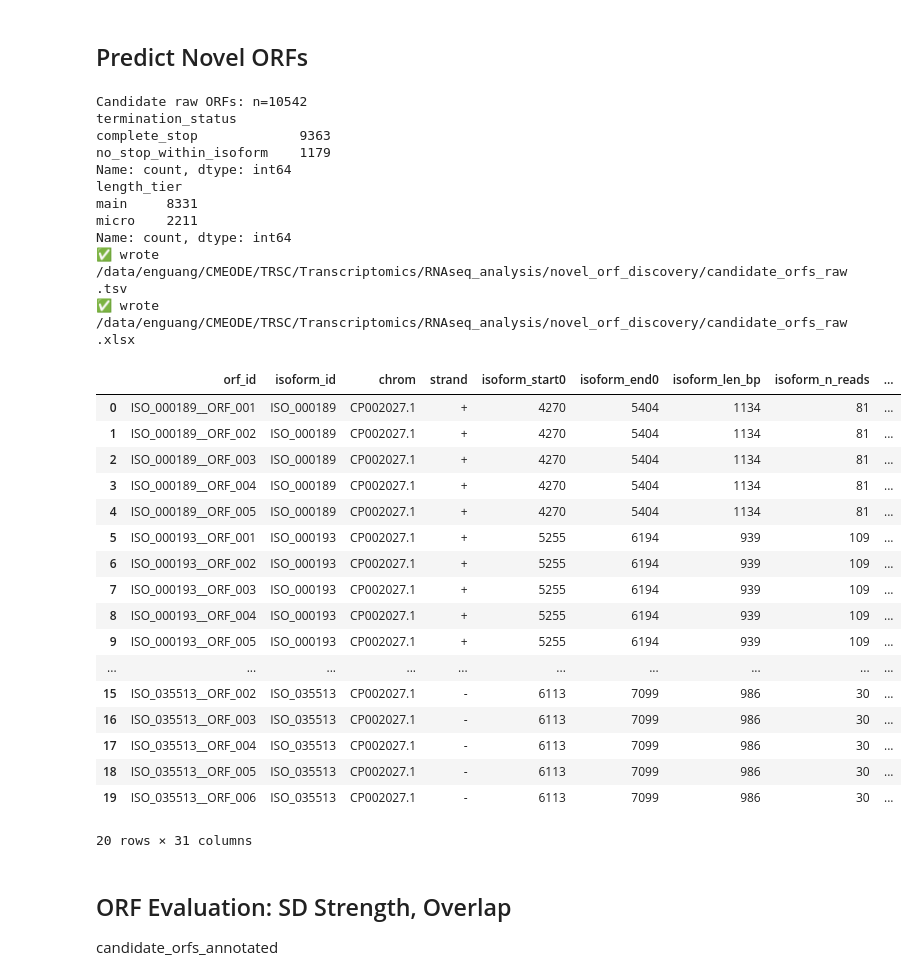
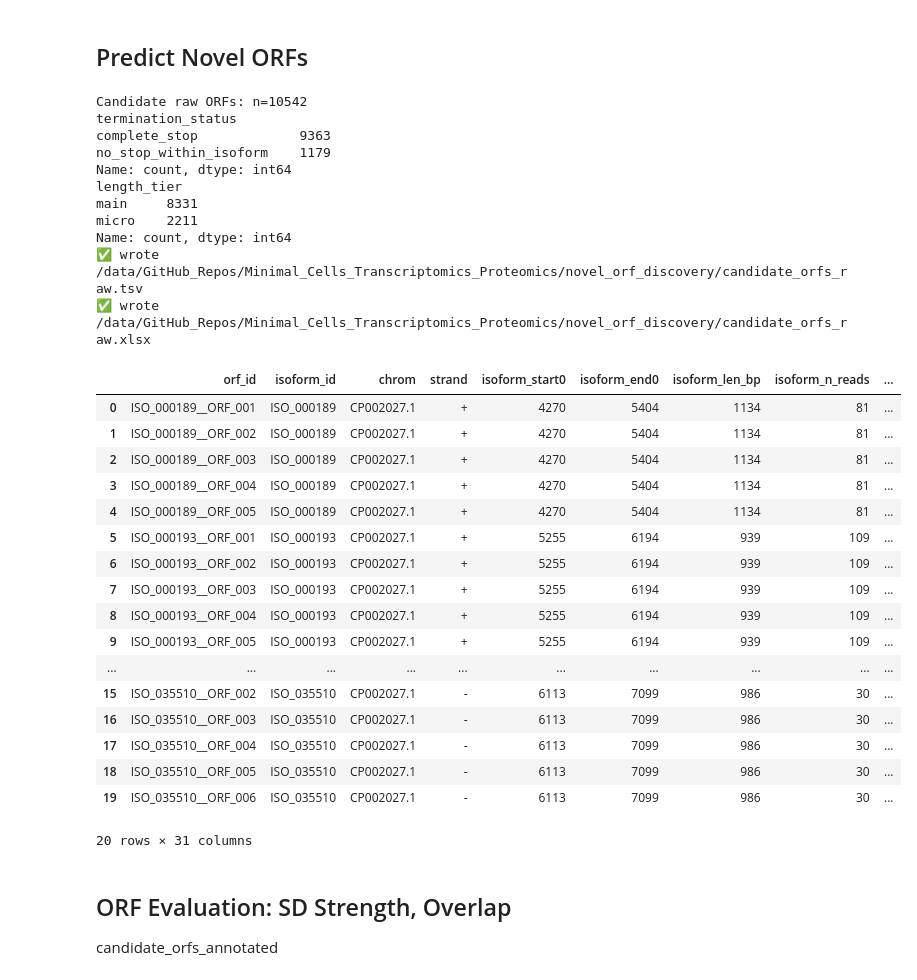
Before and after one commit to enguangfu/Minimal_Cells_Transcriptomics_Proteomics, a Jupyter notebook: novel_orf_discovery/Novel_translation.ipynb, the cells around one changed output. Saved outputs shown, nothing was run; the diff lists cells and outputs as text; code cells hidden in the pictures.

```diff
--- a/novel_orf_discovery/Novel_translation.ipynb
+++ b/novel_orf_discovery/Novel_translation.ipynb
@@ -1041,8 +1041,8 @@ import pysam
 # ----------------------------
 # Inputs
 # ----------------------------
-FASTA_PATH = MOTHER_FOLDER + "/syn1_genome/syn1_genome.fasta"            # <-- change if needed
-GFF_PATH   = MOTHER_FOLDER + "/syn1_genome/syn1.genes.gff3"  # <-- change if needed
+FASTA_PATH = MOTHER_FOLDER + "/Genomes_Input/syn1_genome.fasta"            # <-- change if needed
+GFF_PATH   = MOTHER_FOLDER + "/Genomes_Input/syn1.genes.gff3"  # <-- change if needed
 
 OUT_FOLDER = MOTHER_FOLDER + "/novel_orf_discovery"
 Path(OUT_FOLDER).mkdir(parents=True, exist_ok=True)
@@ -1428,40 +1428,40 @@ with pd.ExcelWriter(OUT_RAW_ORFS_XLSX, engine="openpyxl") as writer:
     raw_orfs["length_tier"].value_counts(dropna=False).rename_axis("length_tier").reset_index(name="n_orfs").to_excel(
         writer, sheet_name="length_summary", index=False
     )
 
 print(f"✅ wrote {OUT_RAW_ORFS_TSV}")
 print(f"✅ wrote {OUT_RAW_ORFS_XLSX}")
 
 display(raw_orfs.head(20))
 # %% [output]
 Candidate raw ORFs: n=10542
 termination_status
 complete_stop             9363
 no_stop_within_isoform    1179
 Name: count, dtype: int64
 length_tier
 main     8331
 micro    2211
 Name: count, dtype: int64
-✅ wrote /data/enguang/CMEODE/TRSC/Transcriptomics/RNAseq_analysis/novel_orf_discovery/candidate_orfs_raw.tsv
-✅ wrote /data/enguang/CMEODE/TRSC/Transcriptomics/RNAseq_analysis/novel_orf_discovery/candidate_orfs_raw.xlsx
+✅ wrote /data/GitHub_Repos/Minimal_Cells_Transcriptomics_Proteomics/novel_orf_discovery/candidate_orfs_raw.tsv
+✅ wrote /data/GitHub_Repos/Minimal_Cells_Transcriptomics_Proteomics/novel_orf_discovery/candidate_orfs_raw.xlsx
 |  | orf_id | isoform_id | chrom | strand | isoform_start0 | isoform_end0 | isoform_len_bp | isoform_n_reads | ... |
 | 0 | ISO_000189__ORF_001 | ISO_000189 | CP002027.1 | + | 4270 | 5404 | 1134 | 81 | ... |
 | 1 | ISO_000189__ORF_002 | ISO_000189 | CP002027.1 | + | 4270 | 5404 | 1134 | 81 | ... |
 | 2 | ISO_000189__ORF_003 | ISO_000189 | CP002027.1 | + | 4270 | 5404 | 1134 | 81 | ... |
 | 3 | ISO_000189__ORF_004 | ISO_000189 | CP002027.1 | + | 4270 | 5404 | 1134 | 81 | ... |
 | 4 | ISO_000189__ORF_005 | ISO_000189 | CP002027.1 | + | 4270 | 5404 | 1134 | 81 | ... |
 | 5 | ISO_000193__ORF_001 | ISO_000193 | CP002027.1 | + | 5255 | 6194 | 939 | 109 | ... |
 | 6 | ISO_000193__ORF_002 | ISO_000193 | CP002027.1 | + | 5255 | 6194 | 939 | 109 | ... |
 | 7 | ISO_000193__ORF_003 | ISO_000193 | CP002027.1 | + | 5255 | 6194 | 939 | 109 | ... |
 | 8 | ISO_000193__ORF_004 | ISO_000193 | CP002027.1 | + | 5255 | 6194 | 939 | 109 | ... |
 | 9 | ISO_000193__ORF_005 | ISO_000193 | CP002027.1 | + | 5255 | 6194 | 939 | 109 | ... |
 | ... | ... | ... | ... | ... | ... | ... | ... | ... | ... |
-| 15 | ISO_035513__ORF_002 | ISO_035513 | CP002027.1 | - | 6113 | 7099 | 986 | 30 | ... |
-| 16 | ISO_035513__ORF_003 | ISO_035513 | CP002027.1 | - | 6113 | 7099 | 986 | 30 | ... |
-| 17 | ISO_035513__ORF_004 | ISO_035513 | CP002027.1 | - | 6113 | 7099 | 986 | 30 | ... |
-| 18 | ISO_035513__ORF_005 | ISO_035513 | CP002027.1 | - | 6113 | 7099 | 986 | 30 | ... |
-| 19 | ISO_035513__ORF_006 | ISO_035513 | CP002027.1 | - | 6113 | 7099 | 986 | 30 | ... |
+| 15 | ISO_035510__ORF_002 | ISO_035510 | CP002027.1 | - | 6113 | 7099 | 986 | 30 | ... |
+| 16 | ISO_035510__ORF_003 | ISO_035510 | CP002027.1 | - | 6113 | 7099 | 986 | 30 | ... |
+| 17 | ISO_035510__ORF_004 | ISO_035510 | CP002027.1 | - | 6113 | 7099 | 986 | 30 | ... |
+| 18 | ISO_035510__ORF_005 | ISO_035510 | CP002027.1 | - | 6113 | 7099 | 986 | 30 | ... |
+| 19 | ISO_035510__ORF_006 | ISO_035510 | CP002027.1 | - | 6113 | 7099 | 986 | 30 | ... |
 20 rows × 31 columns
 # %% [markdown]
 ## ORF Evaluation: SD Strength, Overlap
```
Also changed, not shown: parts of 9 cells of this notebook, 10 other files.
